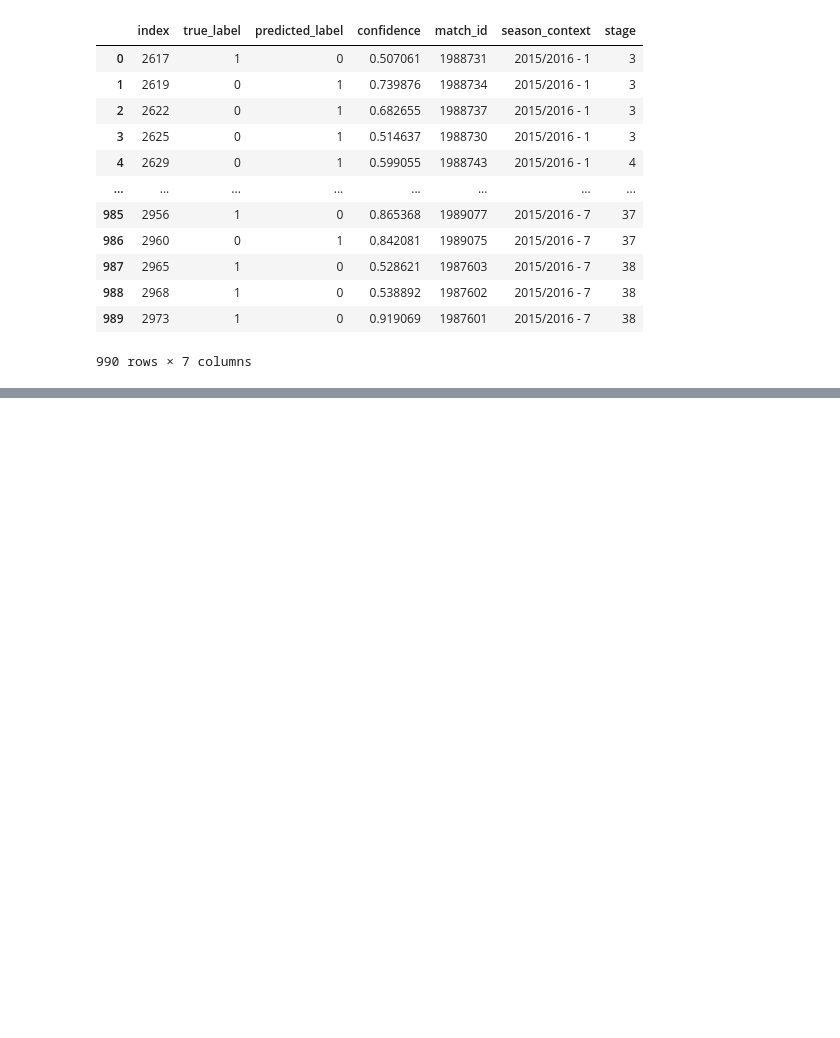
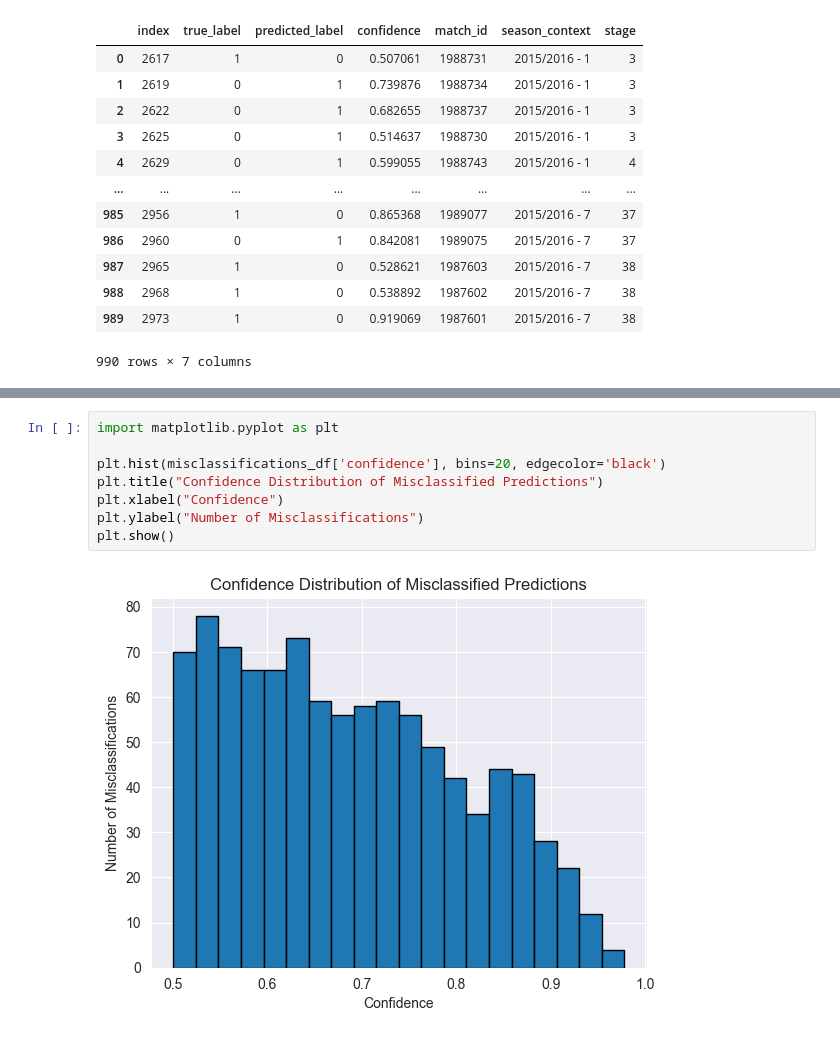
Before and after one commit to kamil0920/football_result_prediction-v2, a Jupyter notebook: src/backtesting/error_analyze.ipynb, the cells around one changed output, grey strips where cells are left out. Drawn from its saved outputs; the diff is of its cells as text; blank space fills up the shorter version.

```diff
--- a/src/backtesting/error_analyze.ipynb
+++ b/src/backtesting/error_analyze.ipynb
@@ -37,0 +117,10 @@ misclassifications_df
+# %%
+import matplotlib.pyplot as plt
+
+plt.hist(misclassifications_df['confidence'], bins=20, edgecolor='black')
+plt.title("Confidence Distribution of Misclassified Predictions")
+plt.xlabel("Confidence")
+plt.ylabel("Number of Misclassifications")
+plt.show()
+# %% [output]
+[figure, added]
```
Also changed, not shown: parts of 12 cells of this notebook, 2 other files.
